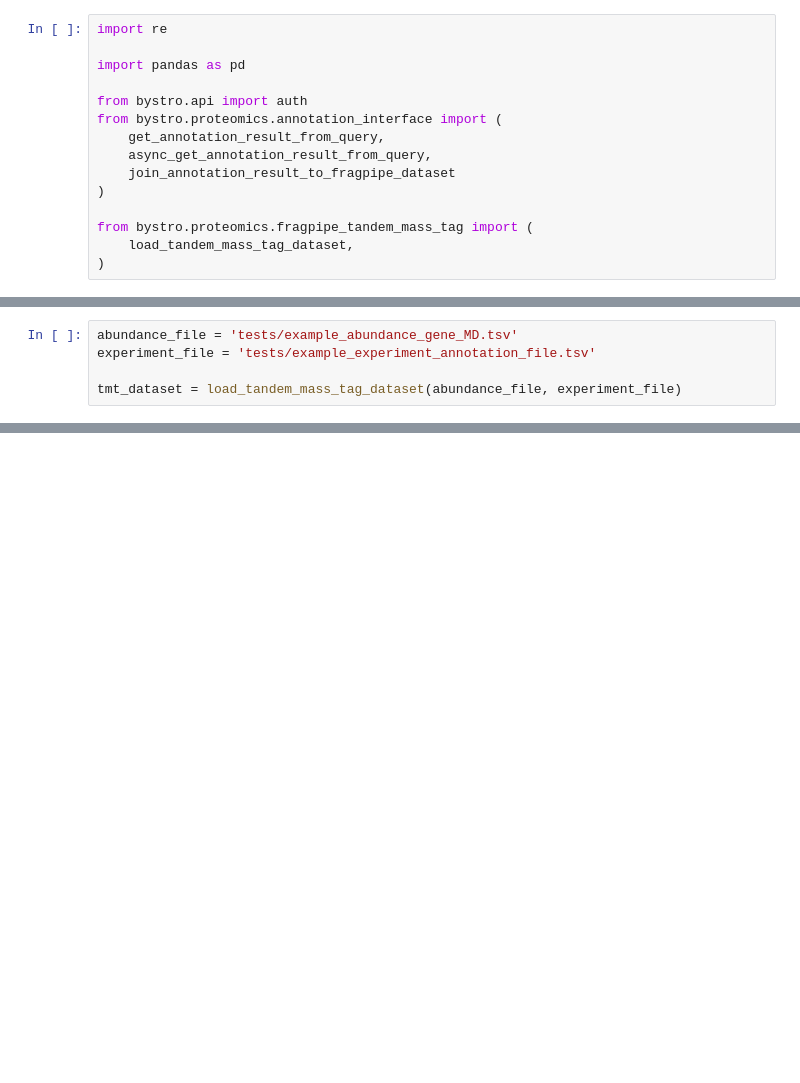
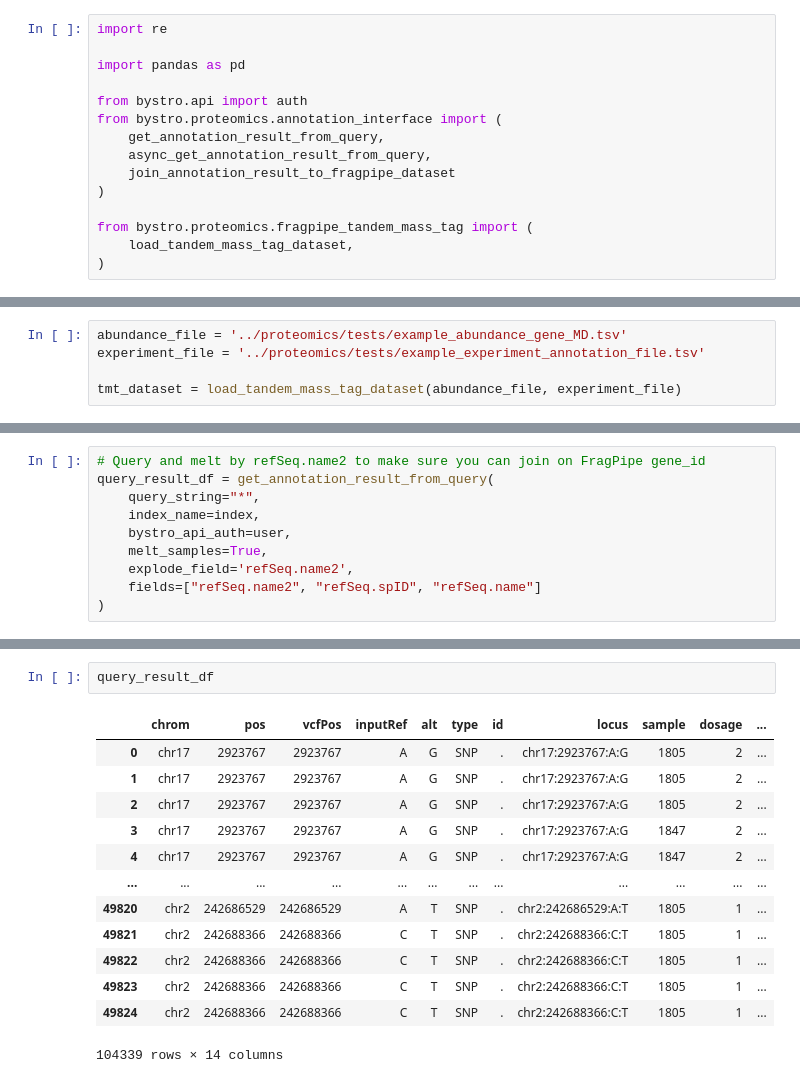
Before and after one commit to bystrogenomics/bystro, a Jupyter notebook: python/python/bystro/examples/ProteomicsProxiedQuery.ipynb, the cells around one changed output, grey strips where cells are left out. Cells and saved outputs as stored; diff of their text form; blank space fills up the shorter version.

```diff
--- a/python/python/bystro/examples/ProteomicsProxiedQuery.ipynb
+++ b/python/python/bystro/examples/ProteomicsProxiedQuery.ipynb
@@ -21,6 +33,6 @@ index = '663ac4bfa0e17a1660ba8130_657a50d4b2d0278938ba791d'
 # %%
-abundance_file = 'tests/example_abundance_gene_MD.tsv'
-experiment_file = 'tests/example_experiment_annotation_file.tsv'
+abundance_file = '../proteomics/tests/example_abundance_gene_MD.tsv'
+experiment_file = '../proteomics/tests/example_experiment_annotation_file.tsv'
 
 tmt_dataset = load_tandem_mass_tag_dataset(abundance_file, experiment_file)
 # %%
@@ -44,0 +130,10 @@ query_result_df.head()
+# %%
+# Query and melt by refSeq.name2 to make sure you can join on FragPipe gene_id
+query_result_df = get_annotation_result_from_query(
+    query_string="*",
+    index_name=index,
+    bystro_api_auth=user,
+    melt_samples=True,
+    explode_field='refSeq.name2',
+    fields=["refSeq.name2", "refSeq.spID", "refSeq.name"]
+)
@@ -71,0 +328,16 @@ joined_df
+# %%
+query_result_df
+# %% [output]
+|  | chrom | pos | vcfPos | inputRef | alt | type | id | locus | sample | dosage | ... |
+| 0 | chr17 | 2923767 | 2923767 | A | G | SNP | . | chr17:2923767:A:G | 1805 | 2 | ... |
+| 1 | chr17 | 2923767 | 2923767 | A | G | SNP | . | chr17:2923767:A:G | 1805 | 2 | ... |
+| 2 | chr17 | 2923767 | 2923767 | A | G | SNP | . | chr17:2923767:A:G | 1805 | 2 | ... |
+| 3 | chr17 | 2923767 | 2923767 | A | G | SNP | . | chr17:2923767:A:G | 1847 | 2 | ... |
+| 4 | chr17 | 2923767 | 2923767 | A | G | SNP | . | chr17:2923767:A:G | 1847 | 2 | ... |
+| ... | ... | ... | ... | ... | ... | ... | ... | ... | ... | ... | ... |
+| 49820 | chr2 | 242686529 | 242686529 | A | T | SNP | . | chr2:242686529:A:T | 1805 | 1 | ... |
+| 49821 | chr2 | 242688366 | 242688366 | C | T | SNP | . | chr2:242688366:C:T | 1805 | 1 | ... |
+| 49822 | chr2 | 242688366 | 242688366 | C | T | SNP | . | chr2:242688366:C:T | 1805 | 1 | ... |
+| 49823 | chr2 | 242688366 | 242688366 | C | T | SNP | . | chr2:242688366:C:T | 1805 | 1 | ... |
+| 49824 | chr2 | 242688366 | 242688366 | C | T | SNP | . | chr2:242688366:C:T | 1805 | 1 | ... |
+104339 rows × 14 columns
```
Also changed, not shown: parts of 15 cells of this notebook, 3 other files.
